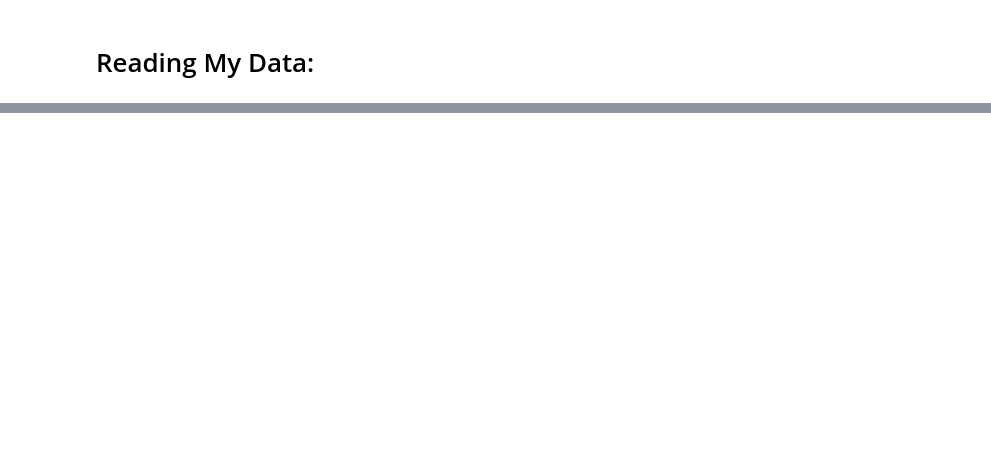
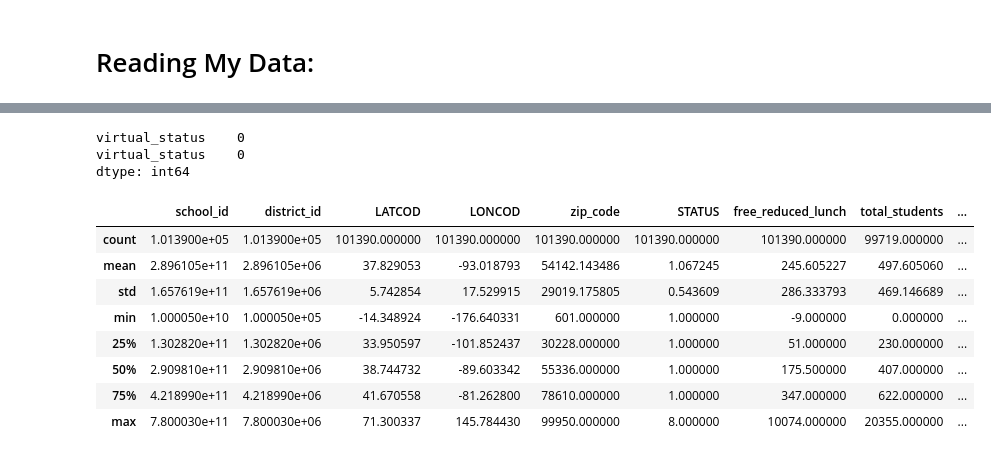
Before and after one commit to remideso/DATA-200, a Jupyter notebook: Assignment 1.ipynb, the cells around one changed output, grey strips where cells are left out. Cells and saved outputs as stored; diff of their text form; code cells hidden in the pictures; blank space fills up the shorter version.

```diff
--- a/Assignment 1.ipynb
+++ b/Assignment 1.ipynb
@@ -100,0 +285,53 @@ print(df_cleaned.head(15))
+# %%
+# Renaming my columns so I know what they are:
+ps_data = ps_data.rename(columns={
+    "NCESSCH": "school_id",
+    "LEAID": "district_id",
+    "LEA_NAME": "district_name",
+    "SCH_NAME": "school_name",
+    "STABR": "state",
+
+    "ULOCALE": "urban_locale",
+    "SY_STATUS_TEXT": "school_status",
+    "TOTFRL": "free_reduced_lunch",
+    "TOTAL": "total_students",
+    "STUTERATIO": "student_teacher_ratio",
+    "CHARTER_TEXT": "charter_status",
+    "VIRTUAL": "virtual_status",
+
+    "SCHOOL_TYPE_TEXT": "school_type",
+    "SCHOOL_LEVEL": "school_level",
+    "NMCNTY": "county_name",
+    "LCITY": "city",
+    "LSTATE": "state_full",
+    "LZIP": "zip_code",
+
+    "AM": "american_indian",
+    "AS": "asian",
+    "BL": "black",
+    "HI": "hispanic",
+    "WH": "white",
+    "HP": "pacific_islander",
+    "TR": "two_or_more_races"
+})
+# %%
+ps_data["virtual_status"].isnull().sum()
+# %% [output]
+virtual_status    0
+virtual_status    0
+dtype: int64
+# %%
+# -9 means that the data do not meet NCES data quality standards.
+
+
+ps_data.describe()
+# %% [output]
+|  | school_id | district_id | LATCOD | LONCOD | zip_code | STATUS | free_reduced_lunch | total_students | ... |
+| count | 1.013900e+05 | 1.013900e+05 | 101390.000000 | 101390.000000 | 101390.000000 | 101390.000000 | 101390.000000 | 99719.000000 | ... |
+| mean | 2.896105e+11 | 2.896105e+06 | 37.829053 | -93.018793 | 54142.143486 | 1.067245 | 245.605227 | 497.605060 | ... |
+| std | 1.657619e+11 | 1.657619e+06 | 5.742854 | 17.529915 | 29019.175805 | 0.543609 | 286.333793 | 469.146689 | ... |
+| min | 1.000050e+10 | 1.000050e+05 | -14.348924 | -176.640331 | 601.000000 | 1.000000 | -9.000000 | 0.000000 | ... |
+| 25% | 1.302820e+11 | 1.302820e+06 | 33.950597 | -101.852437 | 30228.000000 | 1.000000 | 51.000000 | 230.000000 | ... |
+| 50% | 2.909810e+11 | 2.909810e+06 | 38.744732 | -89.603342 | 55336.000000 | 1.000000 | 175.500000 | 407.000000 | ... |
+| 75% | 4.218990e+11 | 4.218990e+06 | 41.670558 | -81.262800 | 78610.000000 | 1.000000 | 347.000000 | 622.000000 | ... |
+| max | 7.800030e+11 | 7.800030e+06 | 71.300337 | 145.784430 | 99950.000000 | 8.000000 | 10074.000000 | 20355.000000 | ... |
```
Also changed, not shown: parts of 30 cells of this notebook.
